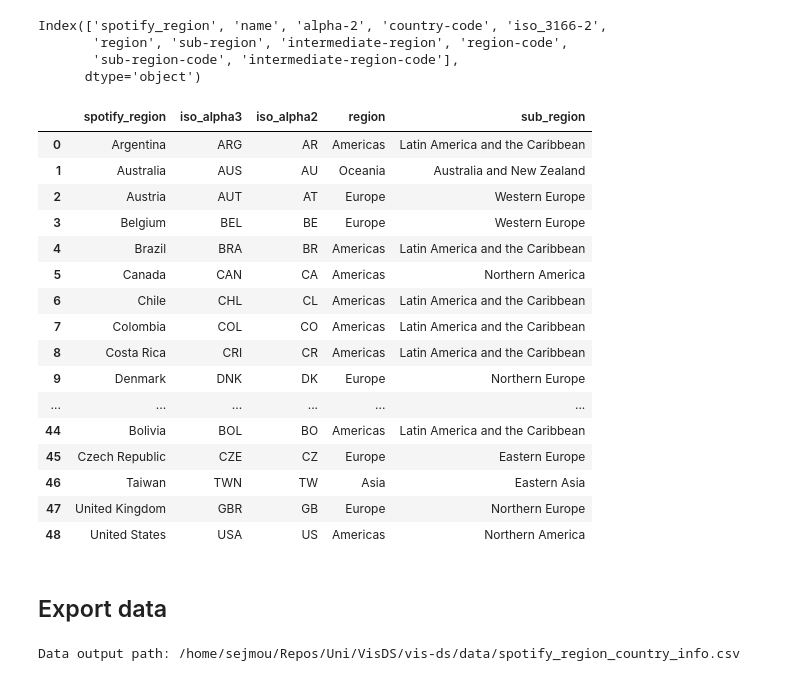
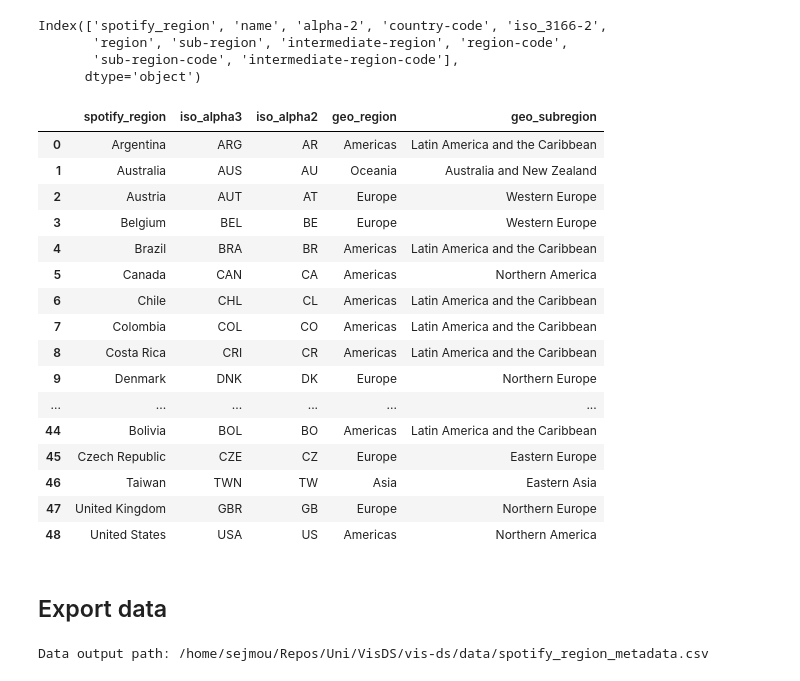
Before and after one commit to Sejmou/exploring-spotify-charts, a Jupyter notebook: data_exploration_and_crawling/top50/extract_spotify_region_metadata.ipynb, the cells around one changed output. Cells and saved outputs as stored; diff of their text form; code cells hidden in the pictures.

Commit message:
update spotify region data notebook once more

```diff
--- a/data_exploration_and_crawling/top50/extract_spotify_region_country_data.ipynb
+++ b/data_exploration_and_crawling/top50/extract_spotify_region_metadata.ipynb
@@ -227,16 +227,17 @@ Index(['spotify_region', 'name', 'alpha-2', 'country-code', 'iso_3166-2',
 # %%
 spotify_country_iso_data = spotify_country_iso_data.reset_index()[
     ["spotify_region", "alpha-3", "alpha-2", "region", "sub-region"]
 ].rename(
     columns={
         "alpha-3": "iso_alpha3",
         "alpha-2": "iso_alpha2",
-        "sub-region": "sub_region",
+        "region": "geo_region",
+        "sub-region": "geo_subregion",
     }
 )
 spotify_country_iso_data
 # %% [output]
-|  | spotify_region | iso_alpha3 | iso_alpha2 | region | sub_region |
+|  | spotify_region | iso_alpha3 | iso_alpha2 | geo_region | geo_subregion |
 | 0 | Argentina | ARG | AR | Americas | Latin America and the Caribbean |
 | 1 | Australia | AUS | AU | Oceania | Australia and New Zealand |
 | 2 | Austria | AUT | AT | Europe | Western Europe |
@@ -256,6 +257,6 @@ spotify_country_iso_data
 # %% [markdown]
 ## Export data
 # %%
-spotify_country_iso_data.to_csv(create_data_out_path("spotify_region_country_info.csv"), index=False)
+spotify_country_iso_data.to_csv(create_data_out_path("spotify_region_metadata.csv"), index=False)
 # %% [output]
-Data output path: /home/sejmou/Repos/Uni/VisDS/vis-ds/data/spotify_region_country_info.csv
+Data output path: /home/sejmou/Repos/Uni/VisDS/vis-ds/data/spotify_region_metadata.csv
```
Also changed, not shown: parts of 1 cell of this notebook.
